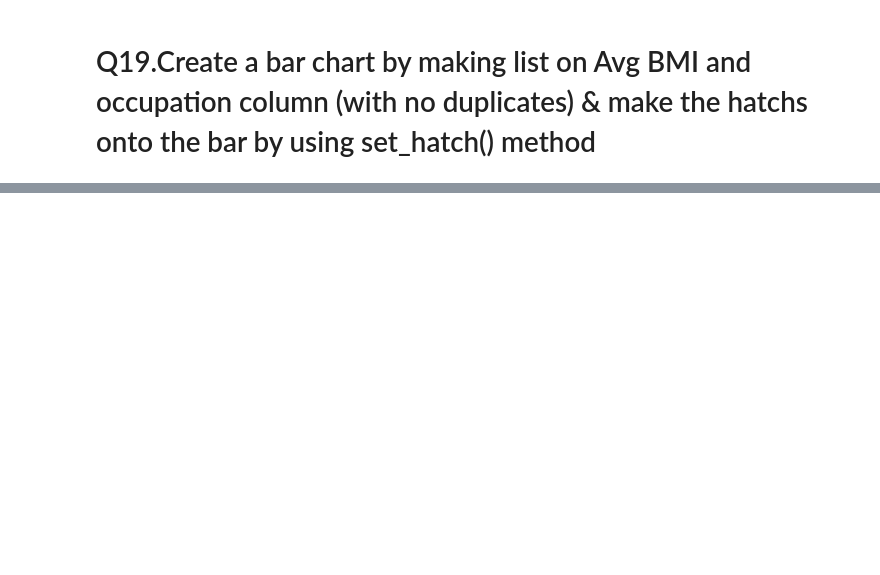
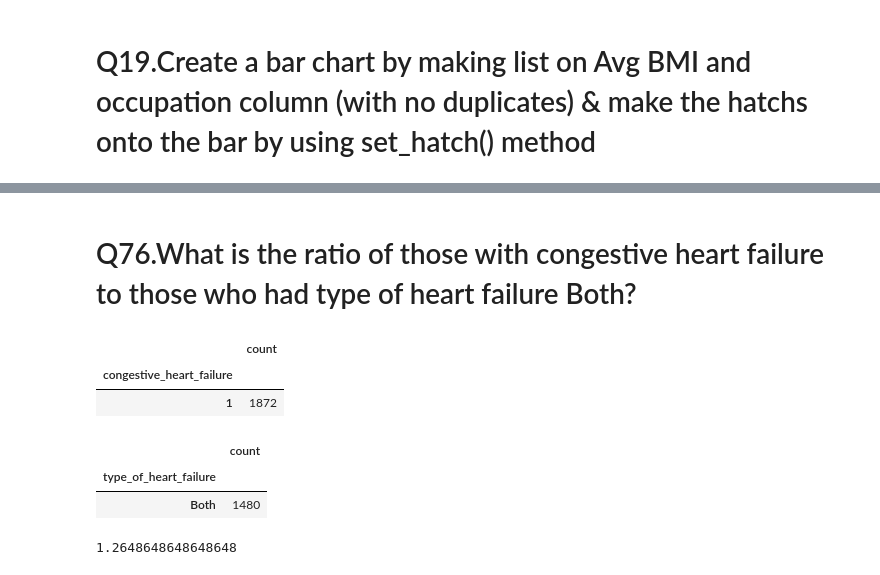
Before and after one commit to Moinandy6/Team9_Py-Stars_Python-Hackathon_Apr24, a Jupyter notebook: Team9_Py-Stars_Python-Hackathon_Apr24(Q65-80).ipynb, the cells around one changed output, grey strips where cells are left out. Drawn from its saved outputs; the diff is of its cells as text; code cells hidden in the pictures; blank space fills up the shorter version.

```diff
--- a/Team9_Py-Stars_Python-Hackathon_Apr24(Q65-80).ipynb
+++ b/Team9_Py-Stars_Python-Hackathon_Apr24(Q65-80).ipynb
@@ -185,0 +185,27 @@ Note: you may need to restart the kernel to use updated packages.
+# %% [markdown]
+# Q76.What is the ratio of those with congestive heart failure to those who had type of heart failure Both?
+# %%
+CHF_Patients = df_CardiacComplications[df_CardiacComplications['congestive_heart_failure'] > 0]
+#CHF_Patients
+CHF_Count=CHF_Patients['congestive_heart_failure'].value_counts().to_frame('count')
+CHF_Count
+# %% [output]
+|  | count |
+| congestive_heart_failure |  |
+| 1 | 1872 |
+# %%
+Typeof_HF_Patients = df_CardiacComplications[df_CardiacComplications['type_of_heart_failure'] == 'Both']
+#Typeof_HF_Patients
+Typeof_HF_Count=Typeof_HF_Patients['type_of_heart_failure'].value_counts().to_frame('count')
+Typeof_HF_Count
+# %% [output]
+|  | count |
+| type_of_heart_failure |  |
+| Both | 1480 |
+# %%
+CHF_Typeof_HF_Ratio=1872/1480
+CHF_Typeof_HF_Ratio
+#Ratio=CHF_Count['>0'] / Typeof_HF_Count['Both']
+#Ratio
+# %% [output]
+1.2648648648648648
```
Also changed, not shown: parts of 11 cells of this notebook.
